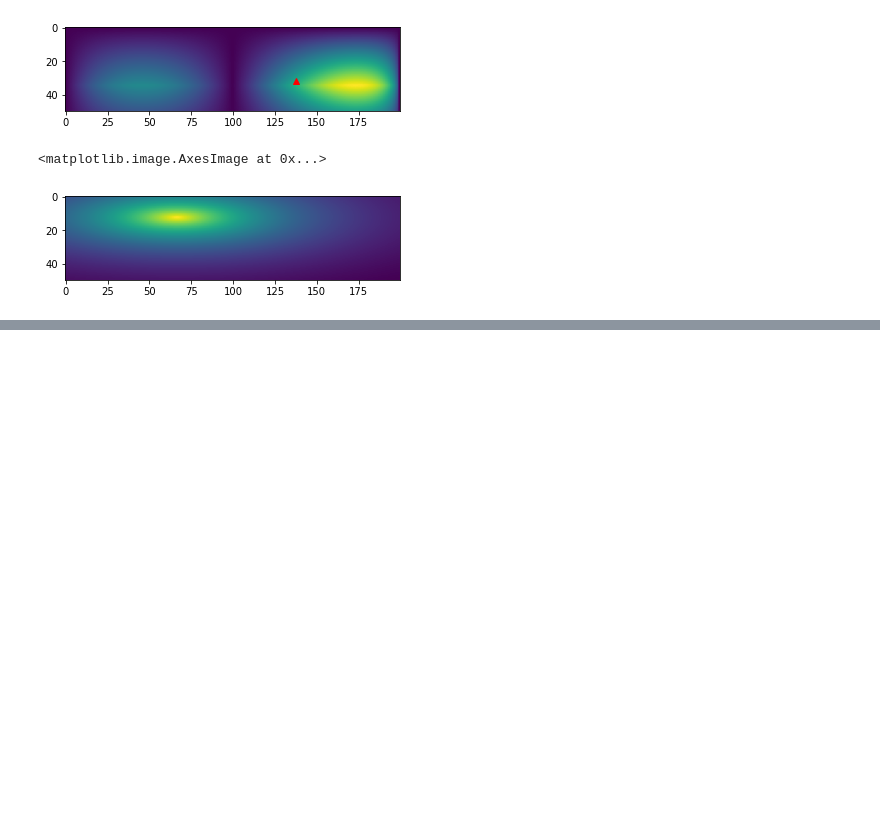
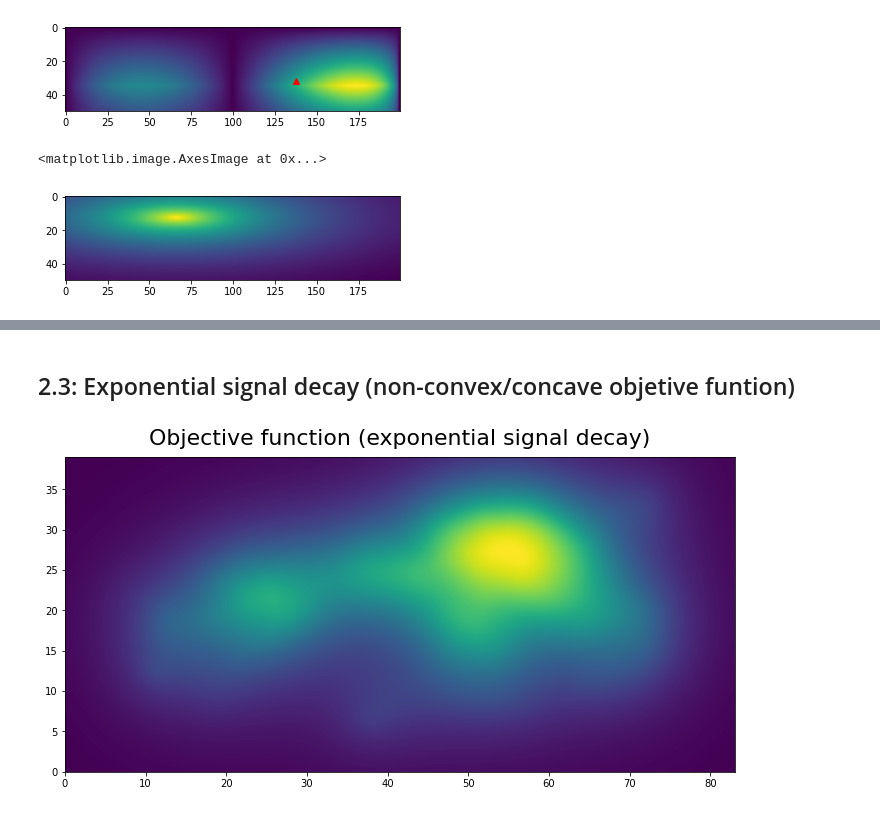
Before and after one commit to Luan-Lima-Freitas/Antenna-Placement-Optimization, a Jupyter notebook: Antenna_Placement_Optim.ipynb, the cells around one changed output, grey strips where cells are left out. Drawn from its saved outputs; the diff is of its cells as text; code cells hidden in the pictures; blank space fills up the shorter version.

```diff
--- a/Antenna_Placement_Optim.ipynb
+++ b/Antenna_Placement_Optim.ipynb
@@ -117,0 +177,28 @@ exp(-3.0 @ Pnorm(var220053 + -[0.         0.02040816], 2))
+# %% [markdown]
+## 2.3: Exponential signal decay (non-convex/concave objetive funtion)
+# %%
+def d(p,q): return np.linalg.norm(p-q, axis = 1)
+c = 0.25
+def s(d): return np.exp(-c*d)
+
+pts_x = np.array(range(landscan_rio_xdim))
+pts_y = np.array(range(landscan_rio_ydim))
+pts_x_meshgrid, pts_y_meshgrid = np.meshgrid(pts_x, pts_y)
+all_pts = np.column_stack((pts_x_meshgrid.ravel(), pts_y_meshgrid.ravel()))
+
+def f(px,py):
+    p = np.array([px,py])
+    return np.sum(s(d(p,all_pts)) * landscan_rio.ravel())
+
+M = 200
+N = 200
+X = np.linspace(0, landscan_rio_xdim, M)
+Y = np.linspace(0, landscan_rio_ydim, N)
+
+F = np.transpose(np.reshape([f(x,y) for x in X for y in Y], (M,N)))
+
+plt.figure(figsize=(12,6))
+plt.imshow(F, extent = [0, landscan_rio_xdim, 0, landscan_rio_ydim])
+plt.title("Objective function (exponential signal decay)", fontsize = 22, y = 1.02);
+# %% [output]
+[figure, added]
```
Also changed, not shown: parts of 14 cells of this notebook, 1 other file.
